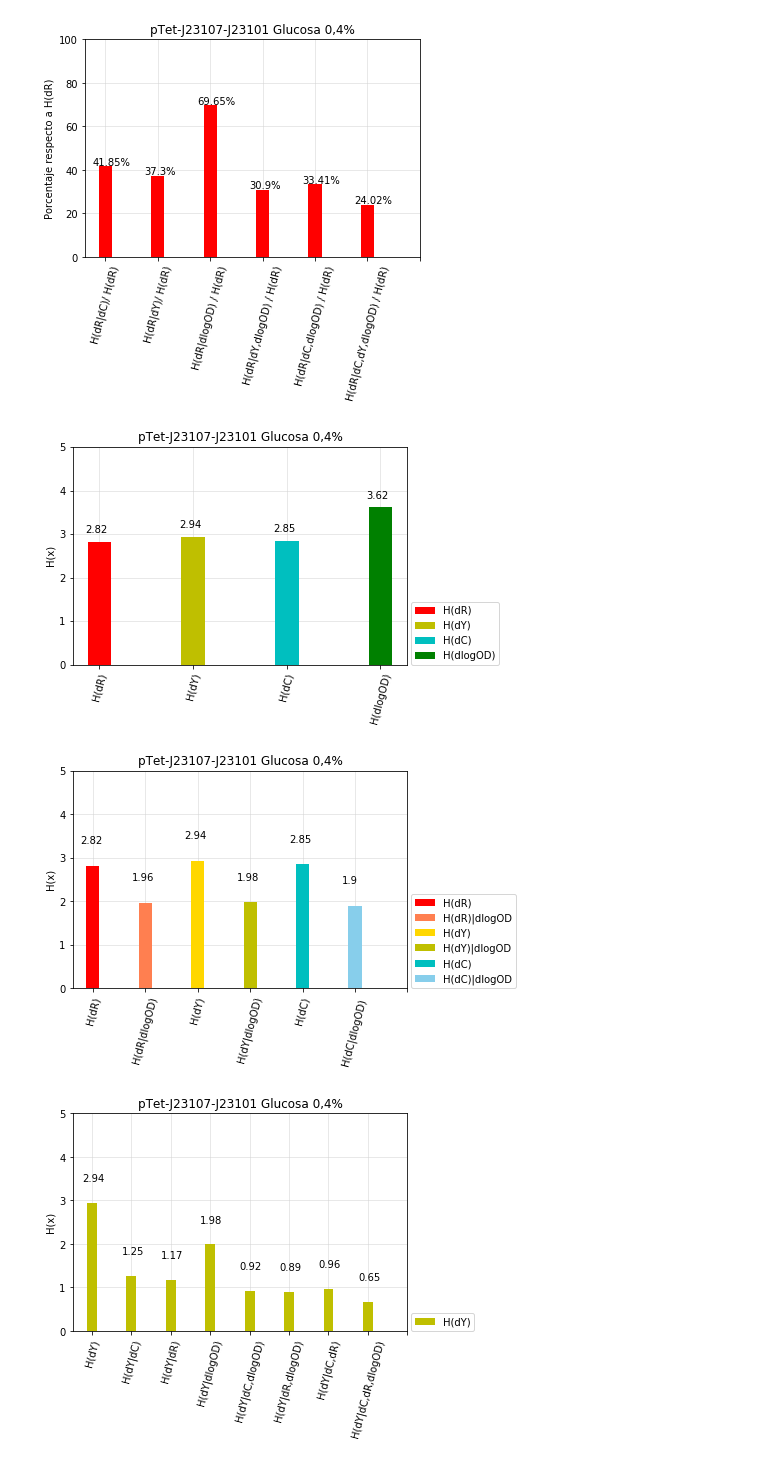
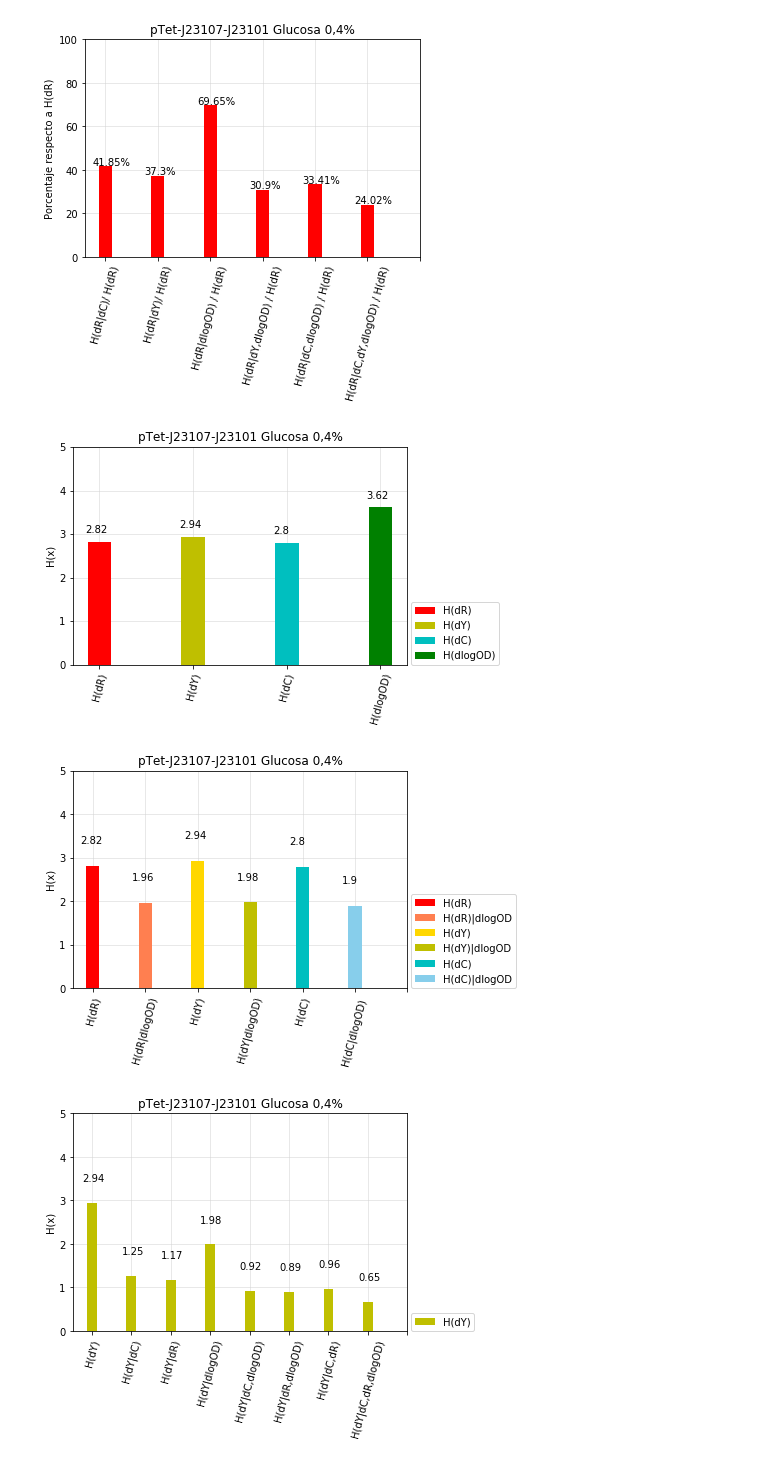
Before and after one commit to macams/Biosensores, a Jupyter notebook: Análisis/Entropía/Entropía E2.ipynb, the cells around one changed output. Saved outputs shown, nothing was run; the diff lists cells and outputs as text; code cells hidden in the pictures.

```diff
--- a/Análisis/Entropía/Entropía E2.ipynb
+++ b/Análisis/Entropía/Entropía E2.ipynb
@@ -932,7 +932,7 @@ hryo3=conditional_entropy(prob_density3d(dy3,dr3,do3))#H(dR|dY,dlogOD)
 hrcy3= conditional_entropy(prob_density3d(dc3,dr3,dy3))#H(dR|dC,dY)
 hrcyo3=conditional_entropy(prob_density4d(dc3,dr3,dy3,do3))#H(dR|dC,dY,dlogOD)
 
-hc3=entropy(prob_density(dc2))#H(dC)
+hc3=entropy(prob_density(dc3))#H(dC)
 hcy3=conditional_entropy(prob_density2d(dy3,dc3))#H(dC|dY)
 hcr3=conditional_entropy(prob_density2d(dr3,dc3))#H(dC|dR)
 hcyo3=conditional_entropy(prob_density3d(dy3,dc3,do3))#H(dC|dY,dlogOD)
@@ -955,34 +955,34 @@ plt.ylim(ymax = 5)
 plt.bar(X[0],soloh3[0],color='r',width=0.25,label='H(dR)',zorder=3)
 plt.bar(X[1],soloh3[1],color='y',width=0.25,label='H(dY)',zorder=3)
 plt.bar(X[2],soloh3[2],color='c',width=0.25,label='H(dC)',zorder=3)
 plt.bar(X[3],soloh3[3],color='g',width=0.25,label='H(dlogOD)',zorder=3)
 plt.xticks(X, ['H(dR)',"H(dY)",'H(dC)',"H(dlogOD)"],rotation=75)
 plt.grid(color='lightgray', linestyle='-', linewidth=0.5,zorder=0)
 for a,b in zip(X,soloh3):
     plt.text(a-0.15,b+0.2,str(np.round(b,2)),fontsize=10.0, color='k')
 plt.legend(loc=(1.01,0.0))
 plt.savefig(fname='h ptet-107 glu.png',dpi=1200,facecolor='w',edgecolor='w',bbox_inches='tight',pad_inches=0.2)
 
 X = np.arange(7)
 plt.figure()
 plt.title('pTet-J23107-J23101 Glucosa 0,4%')
 plt.ylabel('H(x)')
 plt.ylim(ymax = 5)
 plt.bar(X[0],hod3[0],color='r',width=0.25,label='H(dR)',zorder=3)
 plt.bar(X[1],hod3[1],color='coral',width=0.25,label='H(dR)|dlogOD',zorder=3)
 plt.bar(X[2],hod3[2],color='gold',width=0.25,label='H(dY)',zorder=3)
 plt.bar(X[3],hod3[3],color='y',width=0.25,label='H(dY)|dlogOD',zorder=3)
 plt.bar(X[4],hod3[4],color='c',width=0.25,label='H(dC)',zorder=3)
 plt.bar(X[5],hod3[5],color='skyblue',width=0.25,label='H(dC)|dlogOD',zorder=3)
 plt.xticks(X, ['H(dR)',"H(dR|dlogOD)","H(dY)",'H(dY|dlogOD)','H(dC)',"H(dC|dlogOD) "],rotation=75)
 plt.grid(color='lightgray', linestyle='-', linewidth=0.5,zorder=0)
 for a,b in zip(X,hod3):
     plt.text(a-0.25,b+0.5,str(np.round(b,2)),fontsize=10.0, color='k')
 plt.legend(loc=(1.01,0.0))
 plt.savefig(fname='ho ptet-107 glu.png',dpi=1200,facecolor='w',edgecolor='w',bbox_inches='tight',pad_inches=0.2)
 # %% [output]
 [figure]
-[figure, old version]
+[figure, new version]
 # %%
 soloy3=[hy3,hyc3,hyr3,hyo3,hyco3,hyro3,hycr3,hycro3]
 solor3=[hr3,hrc3,hry3,hro3,hrco3,hryo3,hrcy3,hrcyo3]
```
Also changed, not shown: parts of 1 cell of this notebook, 46 other files.
